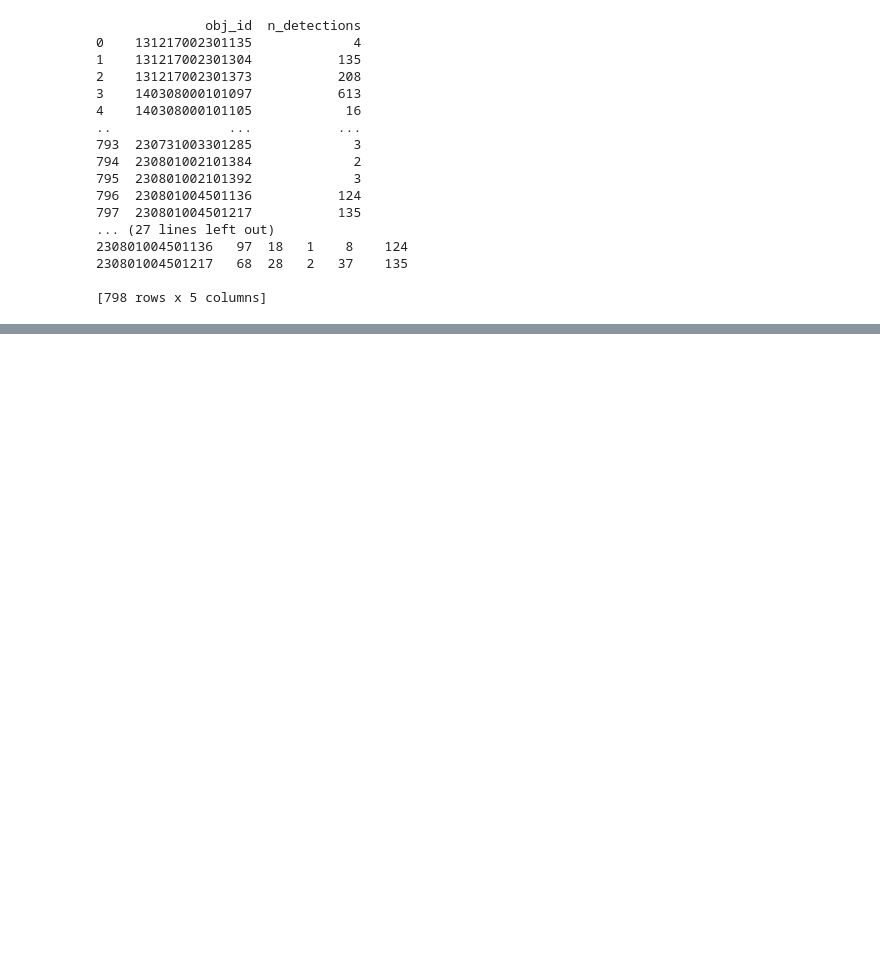
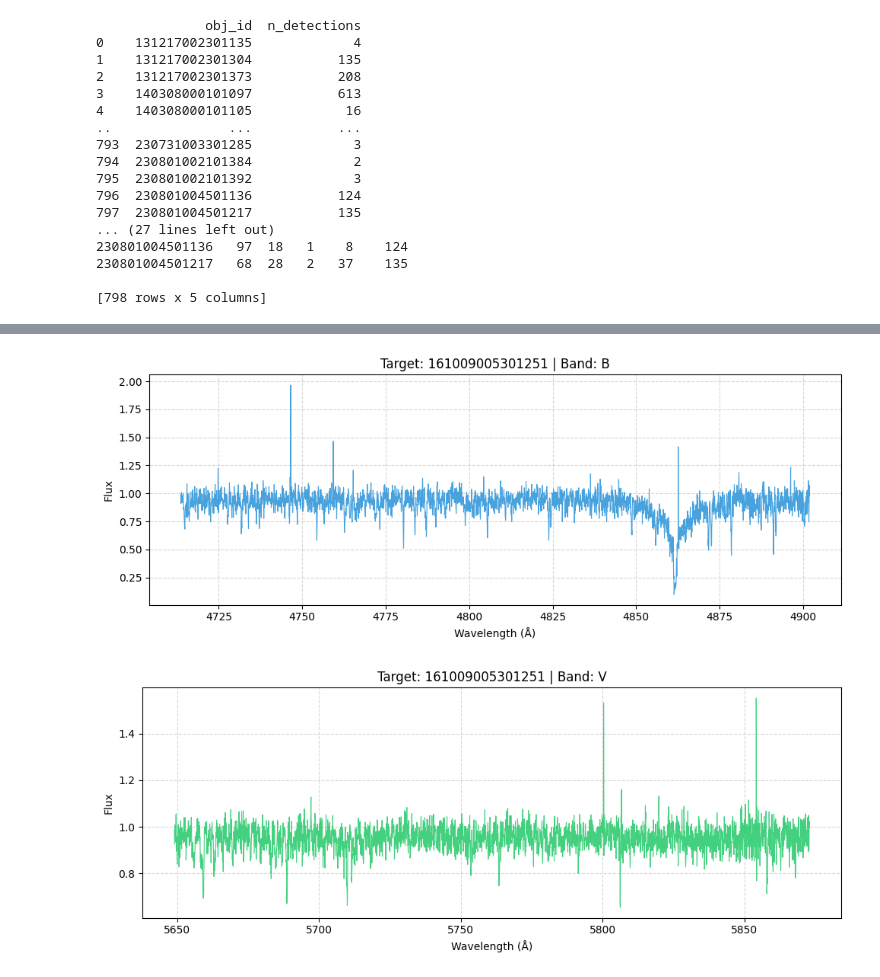
Before and after one commit to eyu22/laser_search_2026, a Jupyter notebook: find_peak/find_before_injecting.ipynb, the cells around one changed output, grey strips where cells are left out. Drawn from its saved outputs; the diff is of its cells as text; code cells hidden in the pictures; blank space fills up the shorter version.

```diff
--- a/find_peak/find_before_injecting.ipynb
+++ b/find_peak/find_before_injecting.ipynb
@@ -480,0 +605,78 @@ pivot.to_csv("counts_per_obj_by_filter.csv")
+# %%
+import os
+import numpy as np
+import pandas as pd
+import matplotlib.pyplot as plt
+from astropy.io import fits
+
+# --- 1. Load the detections CSV ---
+csv_path = "/datax/scratch/emmay/galah_spectra/detected_peaks/h15_w02_noninjected_detected_peaks.csv"
+df = pd.read_csv(csv_path)
+
+# Dynamically handle whether the column is named 'obj_id' or 'targetid'
+id_col = 'obj_id' if 'obj_id' in df.columns else 'targetid'
+
+# --- 2. Find the target & filter with the highest number of detections ---
+counts = df.groupby([id_col, "filt"]).size().reset_index(name="n_detections")
+top_row = counts.sort_values(by="n_detections", ascending=False).iloc[500]
+
+best_target = top_row[id_col]
+best_filt = top_row["filt"]
+max_det = top_row["n_detections"]
+
+print(f"Top Combination: Target '{best_target}' in Filter '{best_filt}' ({max_det} detections)")
+print("Extracting and plotting spectra in all 4 bands...\n")
+
+
+# --- 3. Provided helper function ---
+def get_flux_wl(obj_id, filt, folder="/datax/scratch/emmay/galah_spectra"):
+    """
+    Reads a GALAH FITS spectrum and returns the wavelength and flux arrays.
+    """
+    filename = f"{obj_id}_{filt}.fits"
+    path = os.path.join(folder, filename)
+
+    with fits.open(path) as hdul:
+        header = hdul[1].header
+        flux = hdul[1].data.astype(float)
+
+    crval1 = header.get('CRVAL1')
+    cdelt1 = header.get('CDELT1')
+    crpix1 = header.get('CRPIX1', 1)
+
+    npix = len(flux)
+    wavelength = crval1 + (np.arange(npix) + 1 - crpix1) * cdelt1
+
+    return wavelength, flux
+
+
+# --- 4. Generate Individual Plots for Each Band ---
+galah_bands = ['B', 'V', 'R', 'I']
+band_colors = {
+    'B': '#3498db',  # Blue arm
+    'V': '#2ecc71',  # Green arm
+    'R': '#e74c3c',  # Red arm
+    'I': '#9b59b6'   # IR arm
+}
+
+for filt in galah_bands:
+    try:
+        wl, flux = get_flux_wl(best_target, filt)
+
+        plt.figure(figsize=(10, 4))
+        plt.plot(wl, flux, color=band_colors.get(filt, '#7f8c8d'), lw=0.8, alpha=0.9)
+
+        # Mark the specific band that yielded the highest detections
+        title_tag = " (Highest Detection Band)" if filt == best_filt else ""
+        plt.title(f"Target: {best_target} | Band: {filt}{title_tag}")
+        plt.xlabel("Wavelength (Å)")
+        plt.ylabel("Flux")
+        plt.grid(True, linestyle="--", alpha=0.5)
+        plt.tight_layout()
+        plt.show()
+
+    except FileNotFoundError:
+        print(f"Warning: FITS file for band '{filt}' ({best_target}_{filt}.fits) not found in directory.")
+    except Exception as e:
+        print(f"Error reading band '{filt}': {e}")
+# %% [output]
@@ -480,0 +685,2 @@ pivot.to_csv("counts_per_obj_by_filter.csv")
+[figure, added]
+[figure, added]
```
Also changed, not shown: parts of 3 cells of this notebook, 5 other files.
